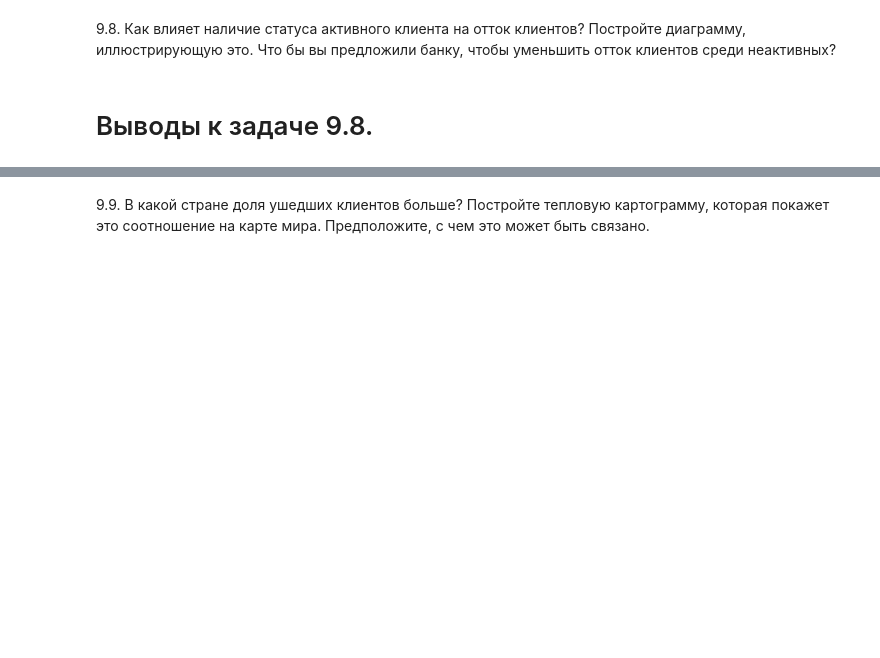
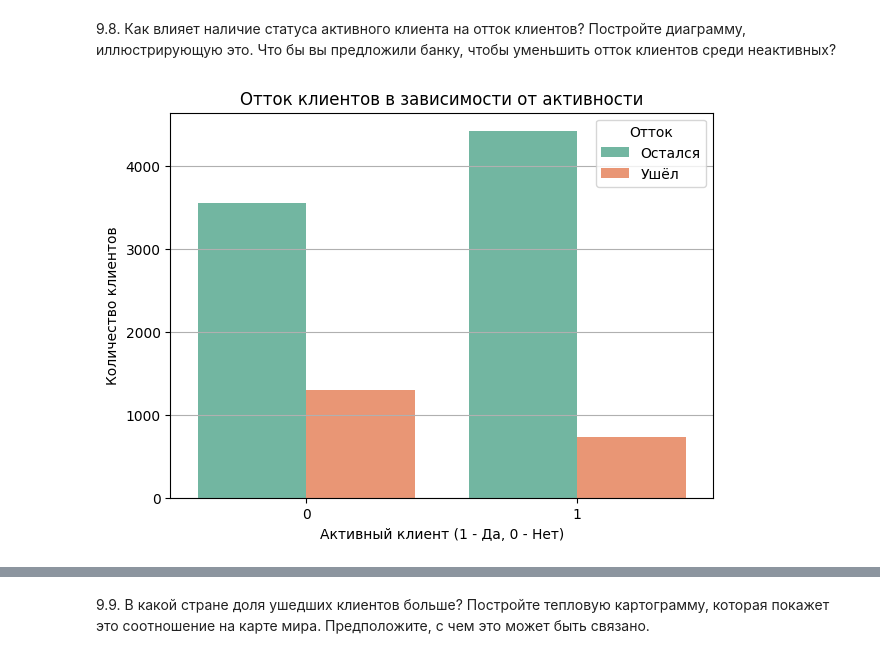
Before and after one commit to Artem221084/demo, a Jupyter notebook: Skillfactor/churn_data.ipynb, the cells around one changed output, grey strips where cells are left out. Drawn from its saved outputs; the diff is of its cells as text; code cells hidden in the pictures; blank space fills up the shorter version.

```diff
--- a/Skillfactor/churn_data.ipynb
+++ b/Skillfactor/churn_data.ipynb
@@ -166,4 +201,18 @@ plt.show()
 # %% [markdown]
 9.8. Как влияет наличие статуса активного клиента на отток клиентов? Постройте диаграмму, иллюстрирующую это. Что бы вы предложили банку, чтобы уменьшить отток клиентов среди неактивных?
-# %% [markdown]
-# Выводы к задаче 9.8.
+# %%
+plt.figure(figsize=(7, 5))
+
+# Построение диаграммы
+sns.countplot(data=churn_data, x='IsActiveMember', hue='Exited', palette='Set2')
+
+# Подписи
+plt.title('Отток клиентов в зависимости от активности')
+plt.xlabel('Активный клиент (1 - Да, 0 - Нет)')
+plt.ylabel('Количество клиентов')
+plt.legend(title='Отток', labels=['Остался', 'Ушёл'])
+plt.grid(axis='y')
+
+plt.show()
+# %% [output]
+[figure, added]
```
Also changed, not shown: parts of 6 cells of this notebook.
